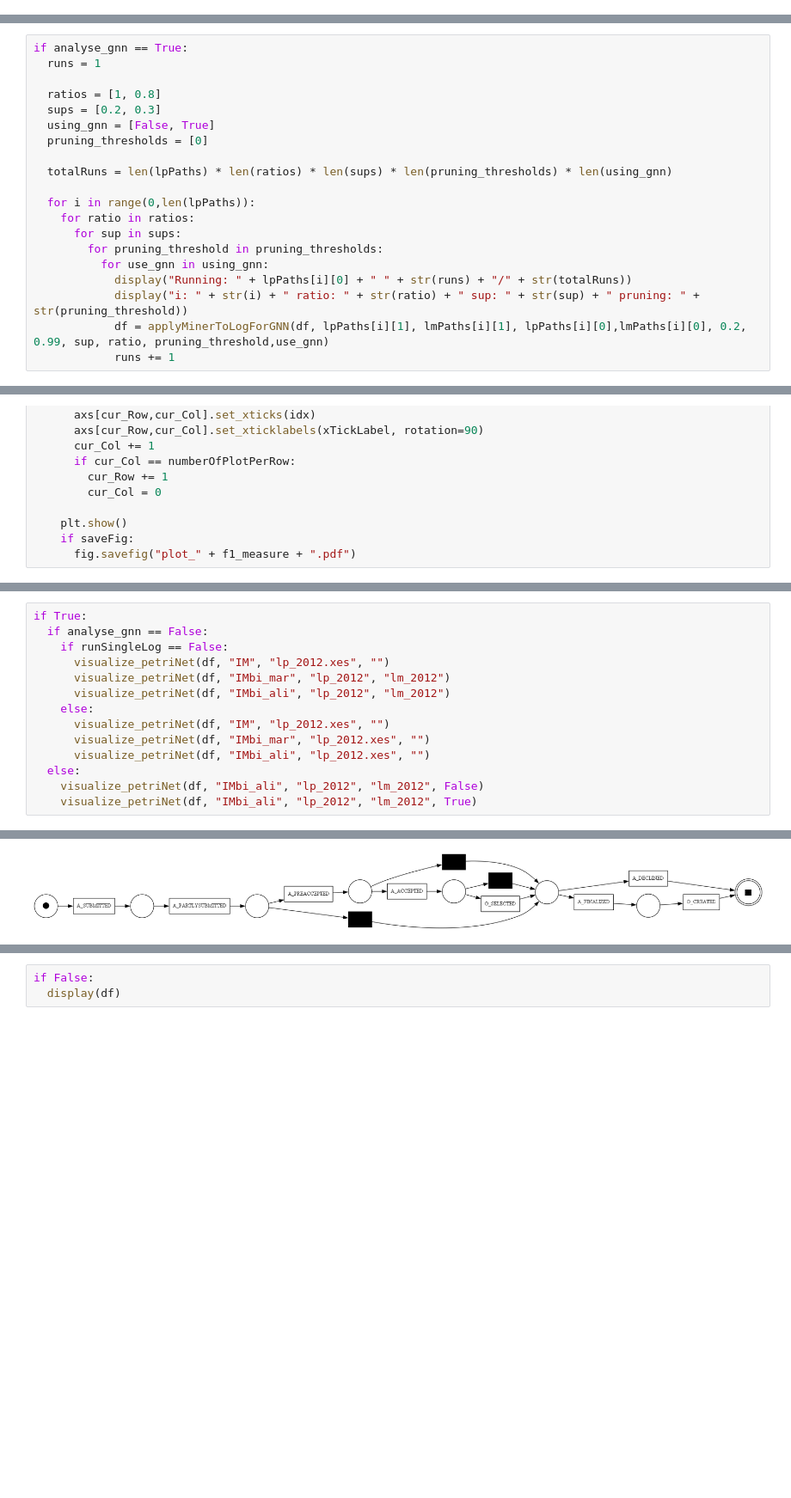
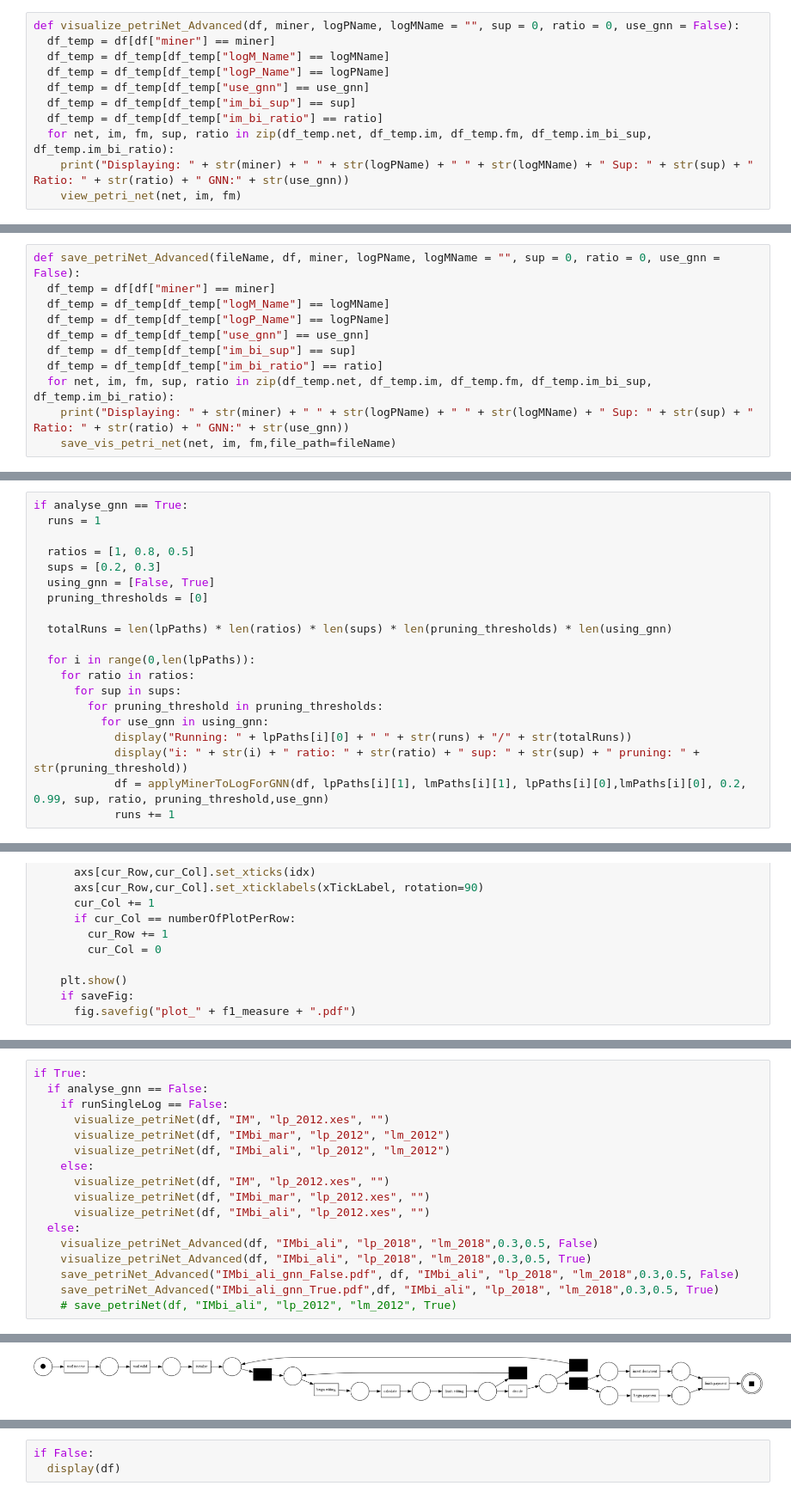
Before and after one commit to GoldschmidtMarko/IMBI_Master, a Jupyter notebook: analysing/comparison.ipynb, the cells around one changed output, grey strips where cells are left out. Shown: that part at 86% size. Cells and saved outputs as stored; diff of their text form; blank space fills up the shorter version.

```diff
--- a/analysing/comparison.ipynb
+++ b/analysing/comparison.ipynb
@@ -89,3 +91,14 @@ def visualize_petriNet(df, miner, logPName, logMName = "", use_gnn = False):
   for net, im, fm, sup, ratio in zip(df_temp.net, df_temp.im, df_temp.fm, df_temp.im_bi_sup, df_temp.im_bi_ratio):
     print("Displaying: " + str(miner) + " " + str(logPName) + " " + str(logMName) + " Sup: " + str(sup) + " Ratio: " + str(ratio) + " GNN:" + str(use_gnn))
     view_petri_net(net, im, fm)
+# %%
+def visualize_petriNet_Advanced(df, miner, logPName, logMName = "", sup = 0, ratio = 0, use_gnn = False):
+  df_temp = df[df["miner"] == miner]
+  df_temp = df_temp[df_temp["logM_Name"] == logMName]
+  df_temp = df_temp[df_temp["logP_Name"] == logPName]
+  df_temp = df_temp[df_temp["use_gnn"] == use_gnn]
+  df_temp = df_temp[df_temp["im_bi_sup"] == sup]
+  df_temp = df_temp[df_temp["im_bi_ratio"] == ratio]
+  for net, im, fm, sup, ratio in zip(df_temp.net, df_temp.im, df_temp.fm, df_temp.im_bi_sup, df_temp.im_bi_ratio):
+    print("Displaying: " + str(miner) + " " + str(logPName) + " " + str(logMName) + " Sup: " + str(sup) + " Ratio: " + str(ratio) + " GNN:" + str(use_gnn))
+    view_petri_net(net, im, fm)
@@ -92,3 +114,14 @@ def visualize_petriNet(df, miner, logPName, logMName = "", use_gnn = False):
+# %%
+def save_petriNet_Advanced(fileName, df, miner, logPName, logMName = "", sup = 0, ratio = 0, use_gnn = False):
+  df_temp = df[df["miner"] == miner]
+  df_temp = df_temp[df_temp["logM_Name"] == logMName]
+  df_temp = df_temp[df_temp["logP_Name"] == logPName]
+  df_temp = df_temp[df_temp["use_gnn"] == use_gnn]
+  df_temp = df_temp[df_temp["im_bi_sup"] == sup]
+  df_temp = df_temp[df_temp["im_bi_ratio"] == ratio]
+  for net, im, fm, sup, ratio in zip(df_temp.net, df_temp.im, df_temp.fm, df_temp.im_bi_sup, df_temp.im_bi_ratio):
+    print("Displaying: " + str(miner) + " " + str(logPName) + " " + str(logMName) + " Sup: " + str(sup) + " Ratio: " + str(ratio) + " GNN:" + str(use_gnn))
+    save_vis_petri_net(net, im, fm,file_path=fileName)
 # %%
 def visualize_All_petriNet(df, miner):
   df_temp = df[df["miner"] == miner]
@@ -351,7 +384,7 @@ if runSingleLog == False:
 if analyse_gnn == True:
   runs = 1
 
-  ratios = [1, 0.8]
+  ratios = [1, 0.8, 0.5]
   sups = [0.2, 0.3]
   using_gnn = [False, True]
   pruning_thresholds = [0]
@@ -499,6 +593,9 @@ if True:
       visualize_petriNet(df, "IMbi_mar", "lp_2012.xes", "")
       visualize_petriNet(df, "IMbi_ali", "lp_2012.xes", "")
   else:
-    visualize_petriNet(df, "IMbi_ali", "lp_2012", "lm_2012", False)
-    visualize_petriNet(df, "IMbi_ali", "lp_2012", "lm_2012", True)
+    visualize_petriNet_Advanced(df, "IMbi_ali", "lp_2018", "lm_2018",0.3,0.5, False)
+    visualize_petriNet_Advanced(df, "IMbi_ali", "lp_2018", "lm_2018",0.3,0.5, True)
+    save_petriNet_Advanced("IMbi_ali_gnn_False.pdf", df, "IMbi_ali", "lp_2018", "lm_2018",0.3,0.5, False)
+    save_petriNet_Advanced("IMbi_ali_gnn_True.pdf",df, "IMbi_ali", "lp_2018", "lm_2018",0.3,0.5, True)
+    # save_petriNet(df, "IMbi_ali", "lp_2012", "lm_2012", True)
 # %% [output]
@@ -506 +603 @@ Displaying: IMbi_ali lp_2012 lm_2012 Sup: 0.2 Ratio: 1 GNN:False
-[figure, old version]
+[figure, new version]
```
Also changed, not shown: parts of 7 cells of this notebook, 3 other files.
